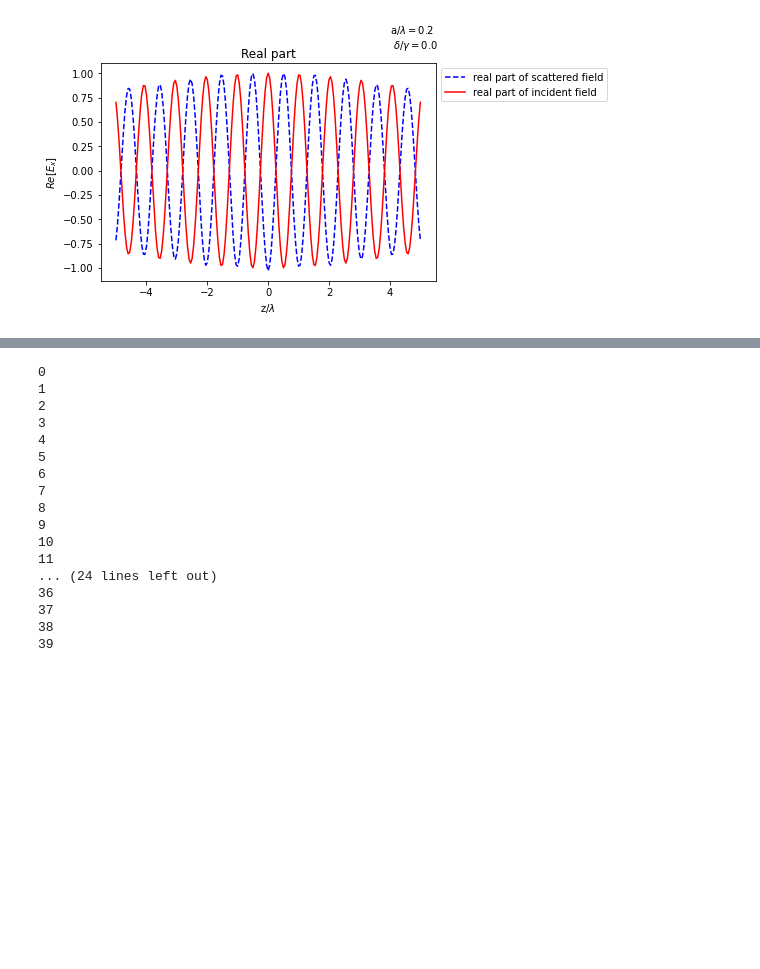
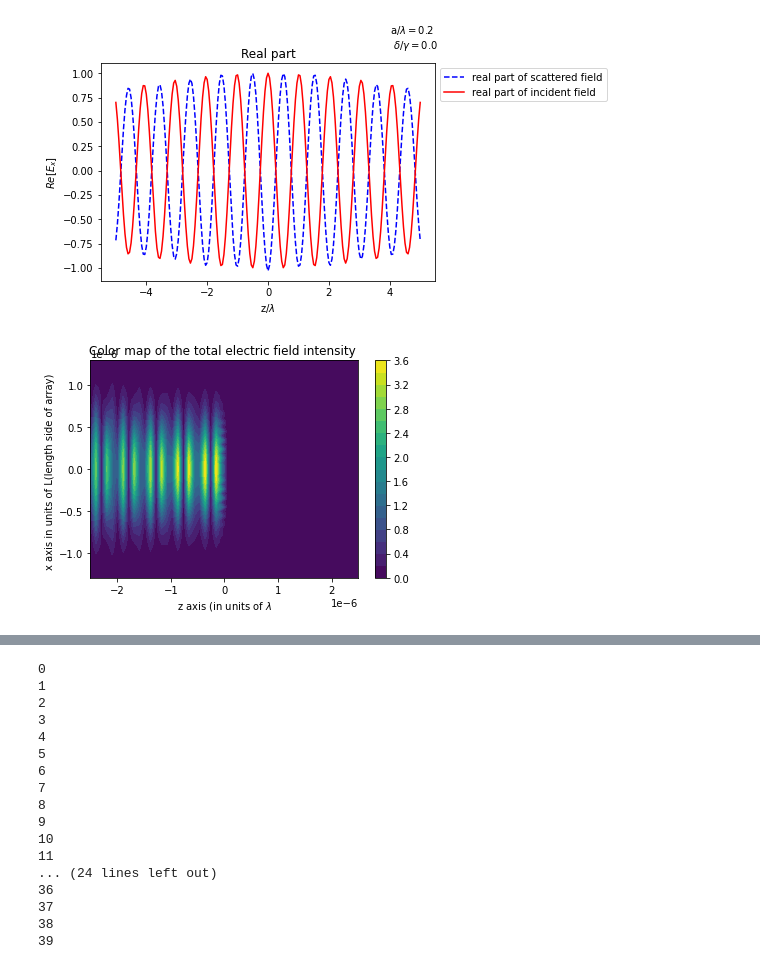
Before and after one commit to ReyshaJV/weizmann-internship, a Jupyter notebook: Light on atomic array.ipynb, the cells around one changed output, grey strips where cells are left out. Cells and saved outputs as stored; diff of their text form; code cells hidden in the pictures; blank space fills up the shorter version.

```diff
--- a/Light on atomic array.ipynb
+++ b/Light on atomic array.ipynb
@@ -564,3 +591,9 @@ arr1.plot_elec_field(ray1,0,0)
 [figure]
 [figure]
 [figure]
+# %%
+z_iterations=50
+x_iterations=50
+field=arr1.plot_2D_color_map(ray1,y_level=0,z_lim_minus=-5,z_lim_plus=5,x_lim_minus=-1,x_lim_plus=1,x_iterations=x_iterations,z_iterations=z_iterations)
+# %% [output]
+[figure, added]
```
Also changed, not shown: parts of 4 cells of this notebook.
